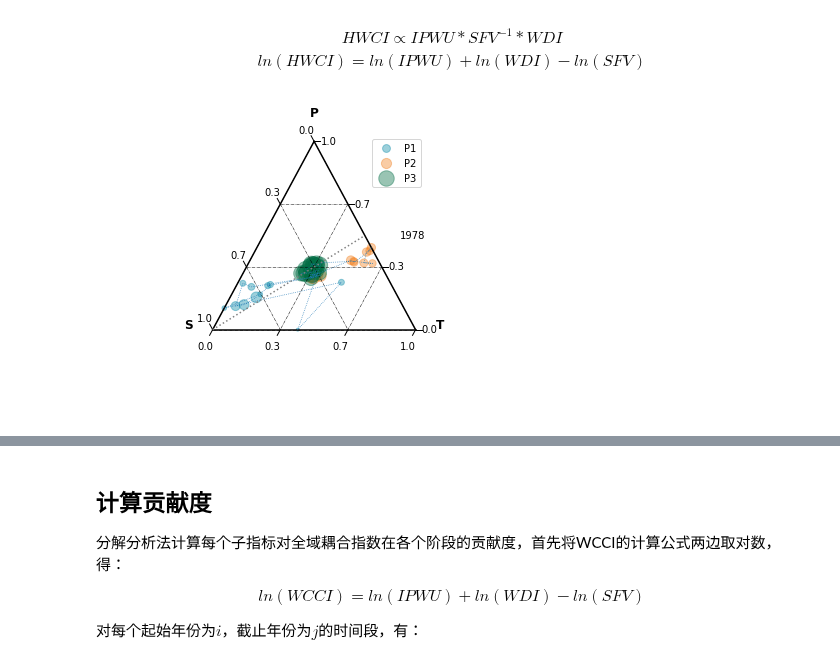
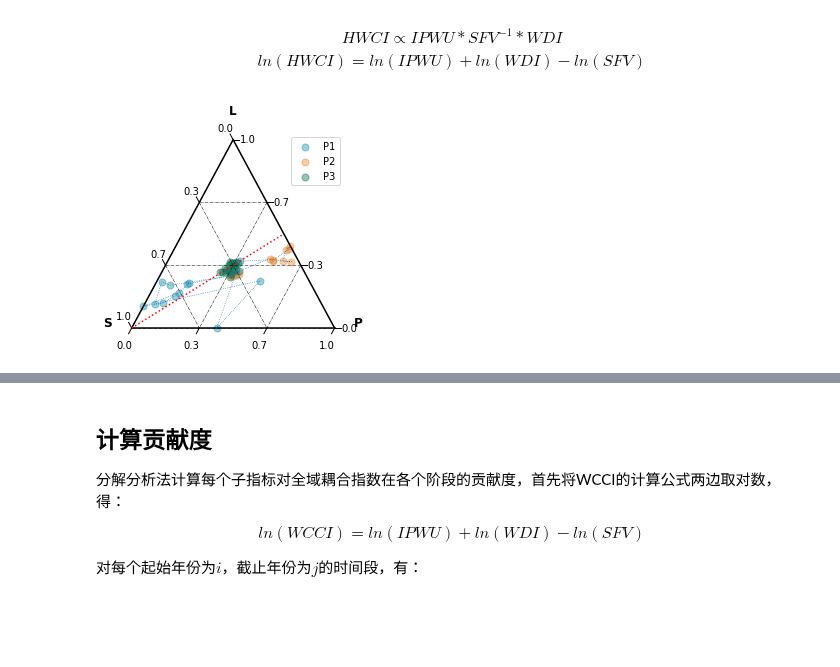
Before and after one commit to SongshGeo/Water-Governance-Regimes, a Jupyter notebook: notebooks/water_regime_index.ipynb, the cells around one changed output, grey strips where cells are left out. Saved outputs shown, nothing was run; the diff lists cells and outputs as text; code cells hidden in the pictures; blank space fills up the shorter version.

```diff
--- a/notebooks/water_regime_index.ipynb
+++ b/notebooks/water_regime_index.ipynb
@@ -576,7 +576,7 @@ wcci = ipwu * wdi / sfv
 points = []
 points_1, points_2, points_3 = [], [], []
 size_1, size_2, size_3 = [], [], []
-scale = 100
+scale = 50
 for yr in wdi.index:
     sumed = z_ipwu[yr] + z_wdi[yr] + z_sfv[yr]  # 这里点的大小是三者 z_score 相加
     point = (z_ipwu[yr]/sumed, z_wdi[yr]/sumed, z_sfv[yr]/sumed)
@@ -593,44 +593,40 @@ for yr in wdi.index:
 
 # 如果没有ternary包，就 uncommand 下面一行进行安装
 # pip install python-ternary
 import ternary
 fig, ax = plt.subplots(figsize=(4, 4))
 figure, tax = ternary.figure(ax=ax, scale=1)
 tax.boundary()
 tax.gridlines(ls="-.", multiple=1./3, color="black")
 # Plot a few different styles with a legend
-tax.scatter(points_1, marker='o', color=period_colors[0], label="P1", s=size_1, alpha=.4)
-tax.scatter(points_2, marker='o', color=period_colors[1], label="P2", s=size_2, alpha=.4)
-tax.scatter(points_3, marker='o', color=period_colors[2], label="P3", s=size_3, alpha=.4)
+tax.scatter(points_1, marker='o', color=period_colors[0], label="P1", s=scale, alpha=.4)
+tax.scatter(points_2, marker='o', color=period_colors[1], label="P2", s=scale, alpha=.4)
+tax.scatter(points_3, marker='o', color=period_colors[2], label="P3", s=scale, alpha=.4)
 tax.plot(points, ls=':', lw='0.7')
 fontsize = 12
 offset = 0.15
 
 tax.ticks(axis='brl', multiple=1./3, linewidth=1, tick_formats="%.1f", offset=0.03)
 # tax.ticks(axis='l', clockwise=True, multiple=1./3, linewidth=1, tick_formats="%.1f", offset=0.03)
 tax.get_axes().axis('off')
 tax.clear_matplotlib_ticks()
 
 def get_point(yr):
     a = z_ipwu[yr] + z_wdi[yr] - z_sfv[yr]
     return (z_ipwu[yr]/a, z_wdi[yr]/a, z_sfv[yr]/a)
 
 tax.set_axis_limits((0,1))
-tax.annotate("1965", position=get_point(1965))
-tax.annotate("1978", position=get_point(1978))
-tax.annotate("1994", position=get_point(1994))
-tax.annotate("2013", position=get_point(2013))
-tax.line((0,0,1),(.5,.5,0), ls=":", color='gray')
-tax.right_corner_label("T", fontsize=fontsize, offset=0.25, weight='bold')
-tax.top_corner_label("P", fontsize=fontsize, offset=0.25, weight='bold')
+tax.line((0,0,1),(.5,.5,0), ls=":", color='red')
+tax.right_corner_label("P", fontsize=fontsize, offset=0.25, weight='bold')
+tax.top_corner_label("L", fontsize=fontsize, offset=0.25, weight='bold')
 tax.left_corner_label("S", fontsize=fontsize, offset=0.25, weight='bold')
 
 tax.legend()
 tax.show()
 tax.savefig("../figures/main/phases.jpg", dpi=300)
 tax.savefig("../figures/main/phases.pdf", dpi=300);
 # %% [output]
-[figure, old version]
+[figure, new version]
 # %%
 wcci.loc[1965:1978].mean()
 wcci.loc[1979:1994].mean()
```
Also changed, not shown: parts of 4 cells of this notebook, 8 other files.
